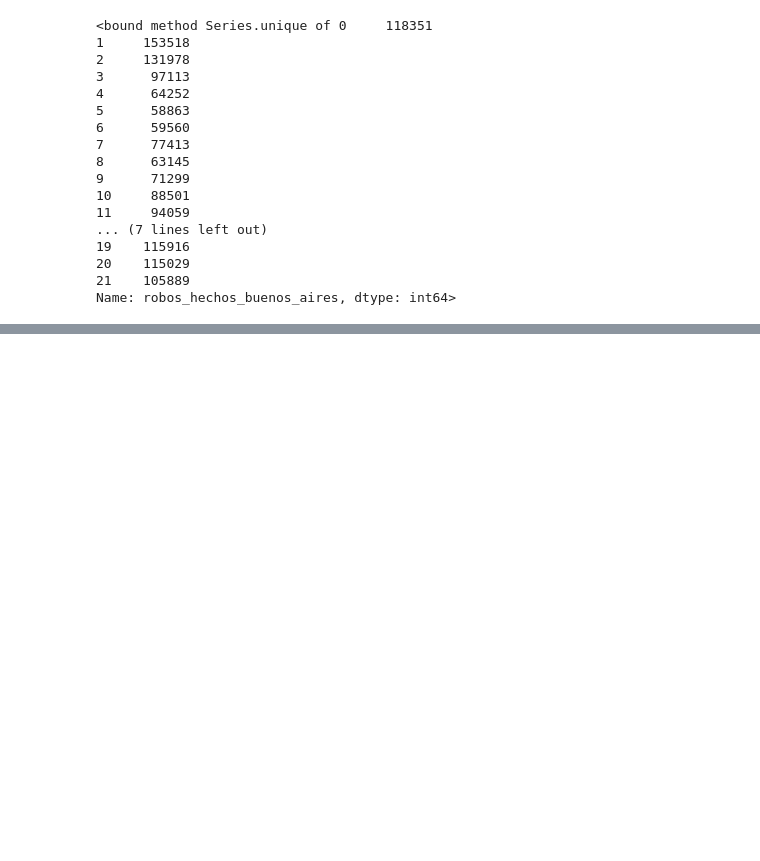
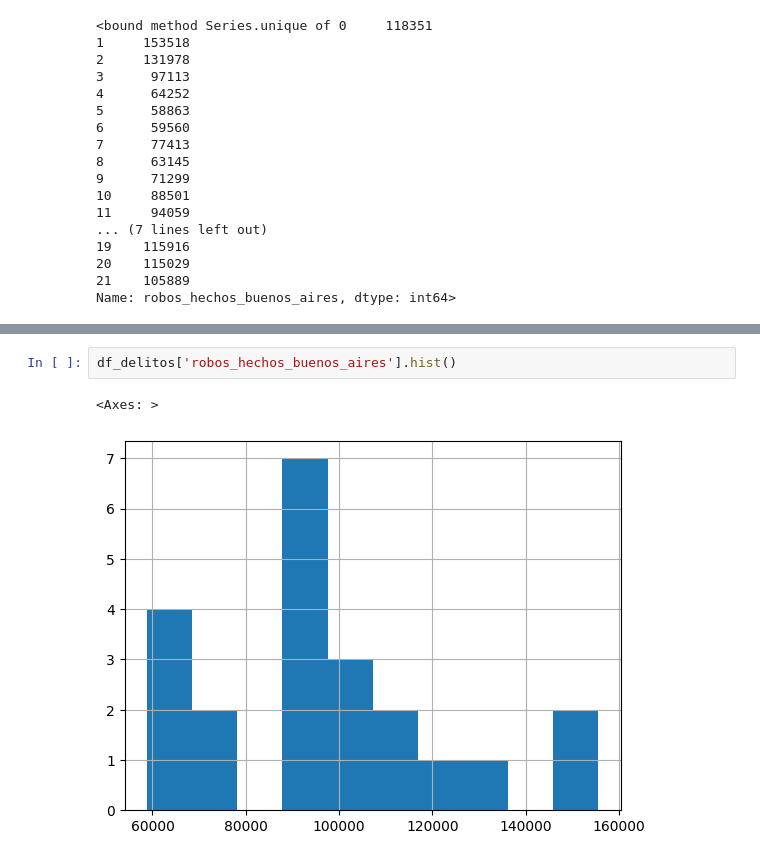
Before and after one commit to marschenone/Proyecto-Final-Schenone, a Jupyter notebook: Untitled2.ipynb, the cells around one changed output, grey strips where cells are left out. Drawn from its saved outputs; the diff is of its cells as text; blank space fills up the shorter version.

```diff
--- a/Untitled2.ipynb
+++ b/Untitled2.ipynb
@@ -116,0 +159,5 @@ Name: robos_hechos_buenos_aires, dtype: int64>
+# %%
+df_delitos['robos_hechos_buenos_aires'].hist()
+# %% [output]
+<Axes: >
+[figure, added]
```
Also changed, not shown: parts of 3 cells of this notebook.
